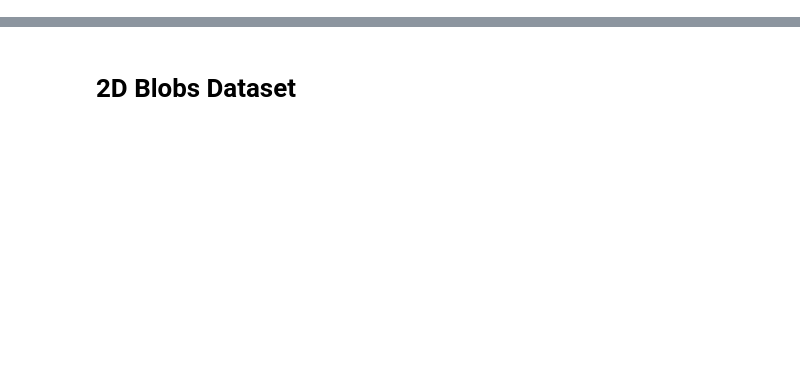
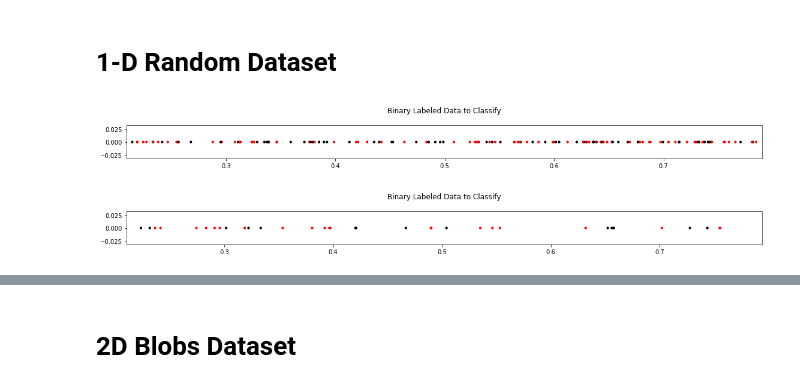
Before and after one commit to AleksandrGontcharov/neuralnetwork, a Jupyter notebook: datasets_showcase.ipynb, the cells around one changed output, grey strips where cells are left out. Cells and saved outputs as stored; diff of their text form; code cells hidden in the pictures; blank space fills up the shorter version.

```diff
--- a/datasets_showcase.ipynb
+++ b/datasets_showcase.ipynb
@@ -2,0 +12,9 @@ from neuralnetwork.datasets import blobs, nregion, circle
+# %% [markdown]
+# 1-D Random Dataset
+# %%
+X_train, Y_train, X_val, Y_val = nregion.load_random_data(points=300)
+nregion.graph(X_train, Y_train, size = 10)
+nregion.graph(X_val, Y_val, size = 10)
+# %% [output]
+[figure, added]
+[figure, added]
```
Also changed, not shown: parts of 19 cells of this notebook, 1 other file.
